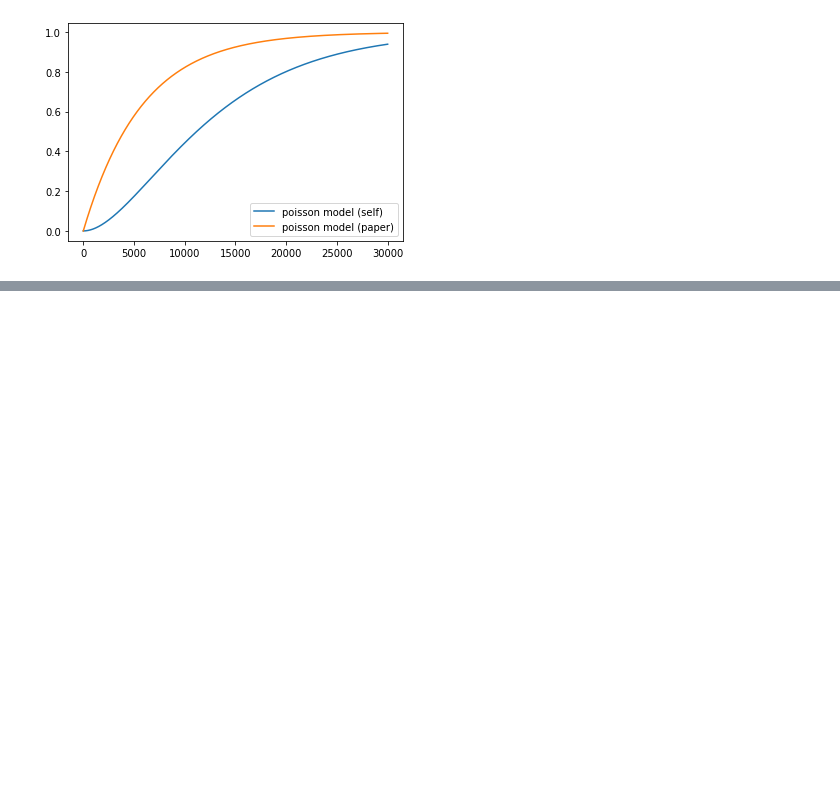
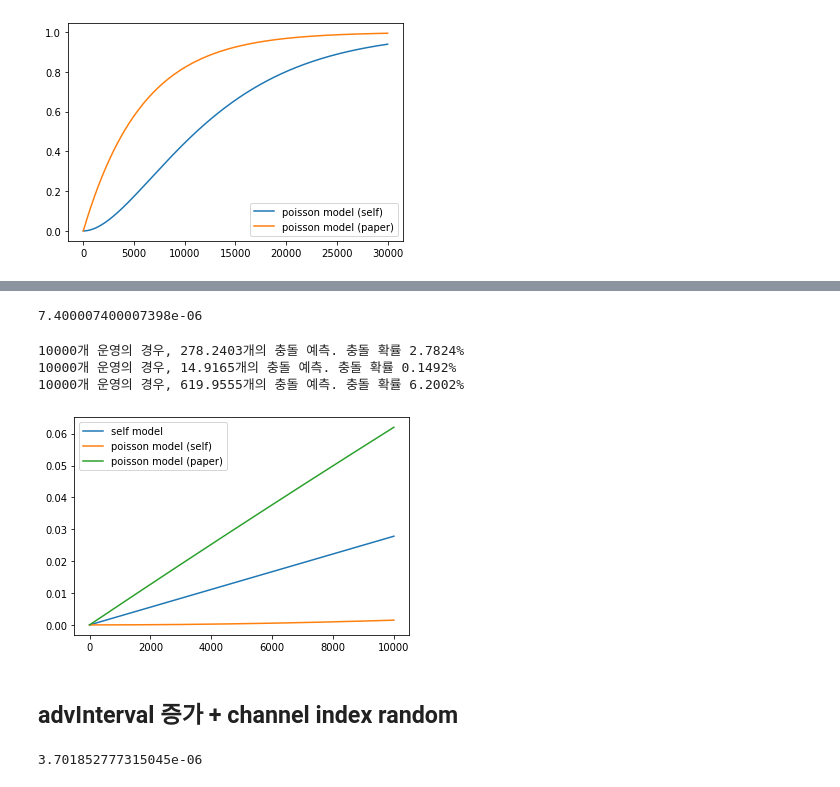
Before and after one commit to dolmani38/BLE-signal-collision-simulation, a Jupyter notebook: simulation_0626.ipynb, the cells around one changed output, grey strips where cells are left out. Saved outputs shown, nothing was run; the diff lists cells and outputs as text; code cells hidden in the pictures; blank space fills up the shorter version.

```diff
--- a/simulation_0626.ipynb
+++ b/simulation_0626.ipynb
@@ -455,0 +499,29 @@ poisson_model_2 = collision_simulation3(signal_count=30000)
+# %%
+advInterval =5000
+advDelay = 5
+lambda1 = 1/(advInterval+advDelay) * (1/3)**3
+print(lambda1)
+dp = 0.376  # 12us
+Pc = 2*dp * lambda1
+# %% [output]
+7.400007400007398e-06
+# %%
+self_model_collision = collision_simulation(signal_count=10000)
+poisson_model_1 = collision_simulation9(signal_count=10000)
+poisson_model_2 = collision_simulation3(signal_count=10000,advInterval =5000)
+# %% [output]
+10000개 운영의 경우, 278.2403개의 충돌 예측. 충돌 확률 2.7824%
+10000개 운영의 경우, 14.9165개의 충돌 예측. 충돌 확률 0.1492%
+10000개 운영의 경우, 619.9555개의 충돌 예측. 충돌 확률 6.2002%
+[figure, added]
+# %% [markdown]
+## advInterval 증가 + channel index random
+# %%
+advInterval =10000
+advDelay = 5
+lambda1 = 1/(advInterval+advDelay) * (1/3)**3
+print(lambda1)
+dp = 0.376  # 12us
+Pc = 2*dp * lambda1
+# %% [output]
+3.701852777315045e-06
```
Also changed, not shown: parts of 9 cells of this notebook.
